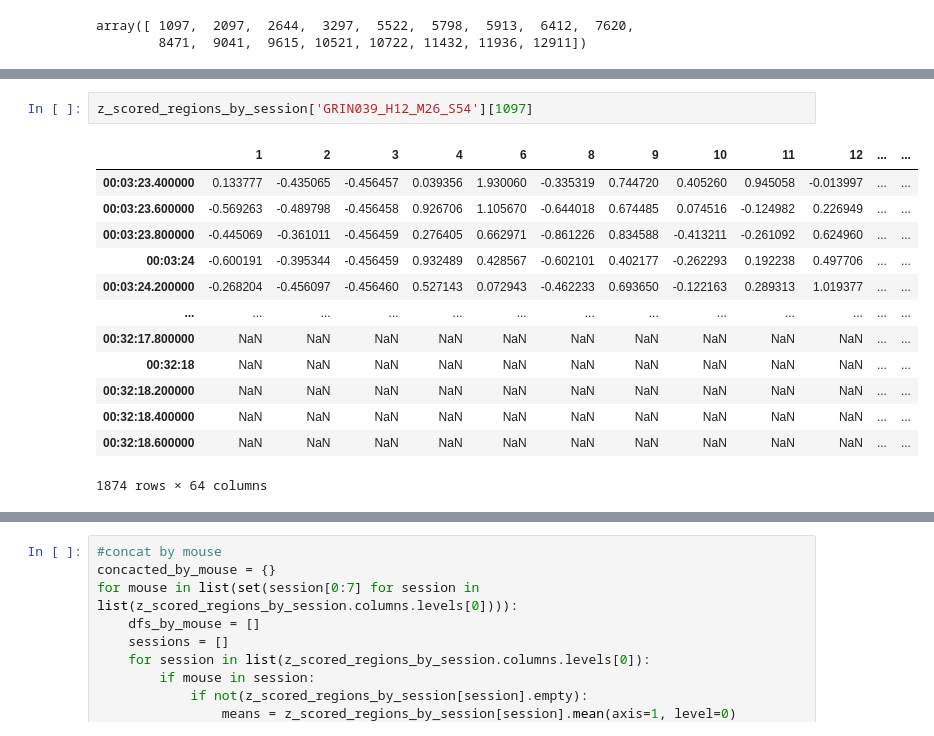
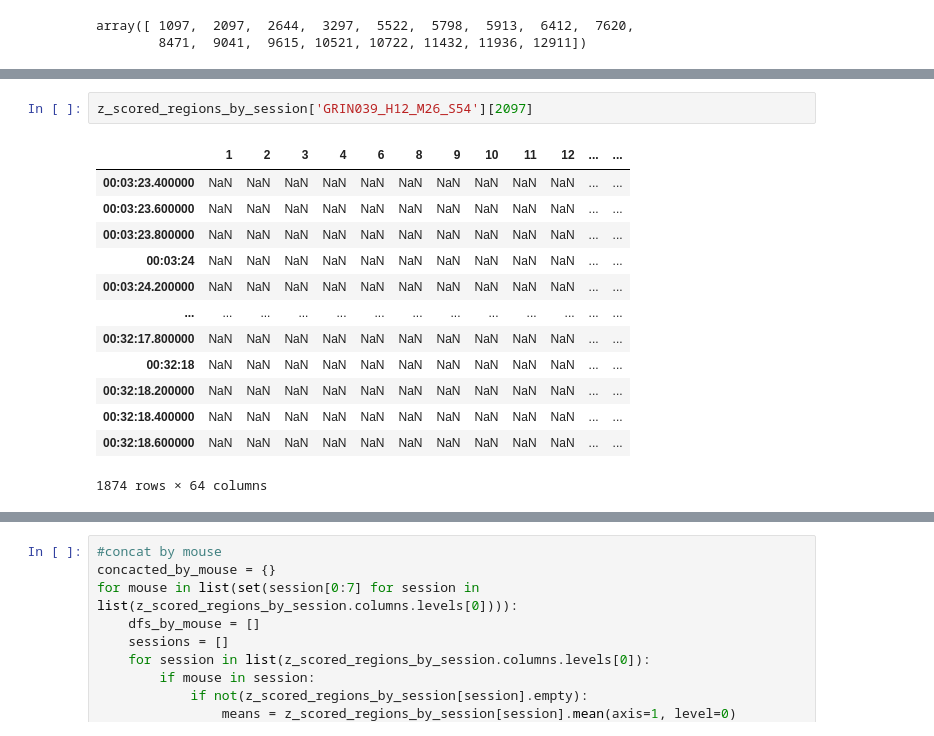
Before and after one commit to marburyvthesea/post_cnmfe_analysis, a Jupyter notebook: openfield_analysis/triggered_averaging/triggered_averaging_group_new_z_score.ipynb, the cells around one changed output, grey strips where cells are left out. Drawn from its saved outputs; the diff is of its cells as text.

```diff
--- a/openfield_analysis/triggered_averaging/triggered_averaging_group_new_z_score.ipynb
+++ b/openfield_analysis/triggered_averaging/triggered_averaging_group_new_z_score.ipynb
@@ -258,12 +300,12 @@ peak_RMS_ratio =
 # %%
-z_scored_regions_by_session['GRIN039_H12_M26_S54'][1097]
+z_scored_regions_by_session['GRIN039_H12_M26_S54'][2097]
 # %% [output]
 |  | 1 | 2 | 3 | 4 | 6 | 8 | 9 | 10 | 11 | 12 | ... | ... |
-| 00:03:23.400000 | 0.133777 | -0.435065 | -0.456457 | 0.039356 | 1.930060 | -0.335319 | 0.744720 | 0.405260 | 0.945058 | -0.013997 | ... | ... |
-| 00:03:23.600000 | -0.569263 | -0.489798 | -0.456458 | 0.926706 | 1.105670 | -0.644018 | 0.674485 | 0.074516 | -0.124982 | 0.226949 | ... | ... |
-| 00:03:23.800000 | -0.445069 | -0.361011 | -0.456459 | 0.276405 | 0.662971 | -0.861226 | 0.834588 | -0.413211 | -0.261092 | 0.624960 | ... | ... |
-| 00:03:24 | -0.600191 | -0.395344 | -0.456459 | 0.932489 | 0.428567 | -0.602101 | 0.402177 | -0.262293 | 0.192238 | 0.497706 | ... | ... |
-| 00:03:24.200000 | -0.268204 | -0.456097 | -0.456460 | 0.527143 | 0.072943 | -0.462233 | 0.693650 | -0.122163 | 0.289313 | 1.019377 | ... | ... |
+| 00:03:23.400000 | NaN | NaN | NaN | NaN | NaN | NaN | NaN | NaN | NaN | NaN | ... | ... |
+| 00:03:23.600000 | NaN | NaN | NaN | NaN | NaN | NaN | NaN | NaN | NaN | NaN | ... | ... |
+| 00:03:23.800000 | NaN | NaN | NaN | NaN | NaN | NaN | NaN | NaN | NaN | NaN | ... | ... |
+| 00:03:24 | NaN | NaN | NaN | NaN | NaN | NaN | NaN | NaN | NaN | NaN | ... | ... |
+| 00:03:24.200000 | NaN | NaN | NaN | NaN | NaN | NaN | NaN | NaN | NaN | NaN | ... | ... |
 | ... | ... | ... | ... | ... | ... | ... | ... | ... | ... | ... | ... | ... |
 | 00:32:17.800000 | NaN | NaN | NaN | NaN | NaN | NaN | NaN | NaN | NaN | NaN | ... | ... |
 | 00:32:18 | NaN | NaN | NaN | NaN | NaN | NaN | NaN | NaN | NaN | NaN | ... | ... |
```
Also changed, not shown: parts of 12 cells of this notebook.
